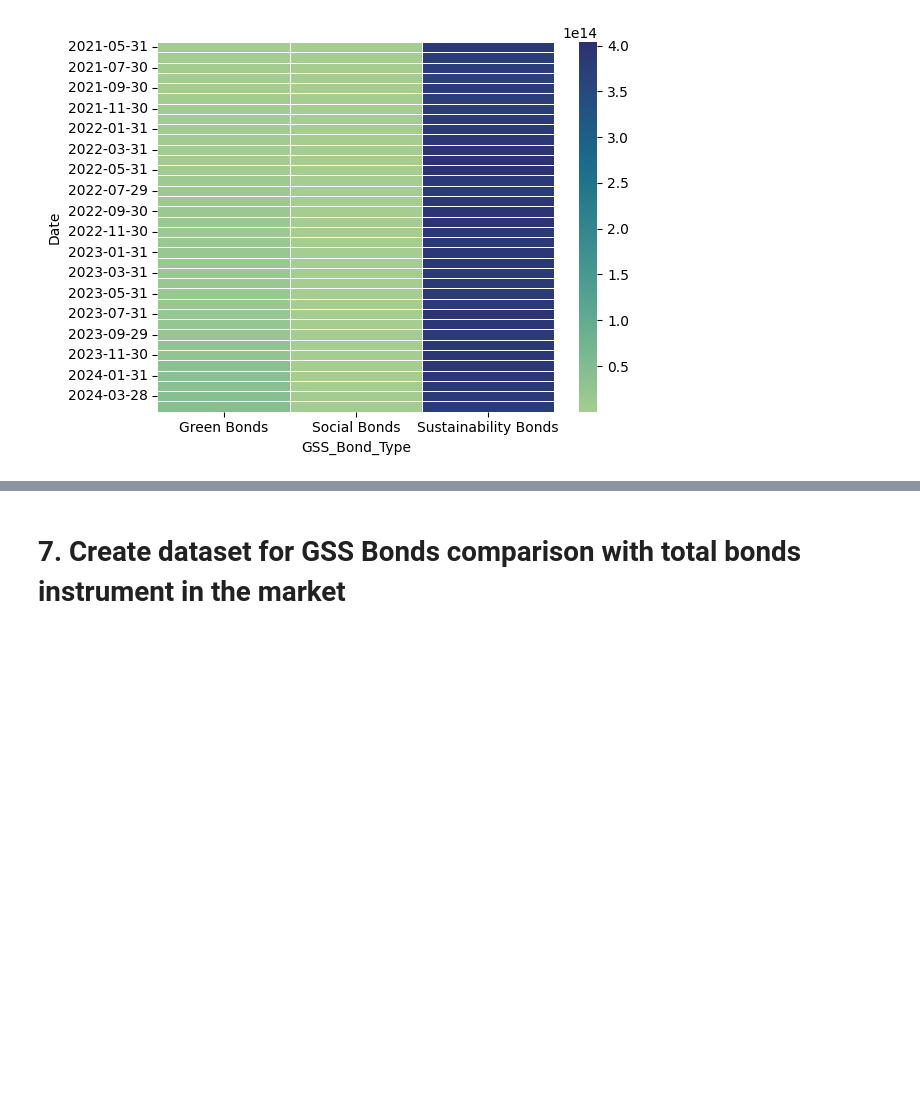
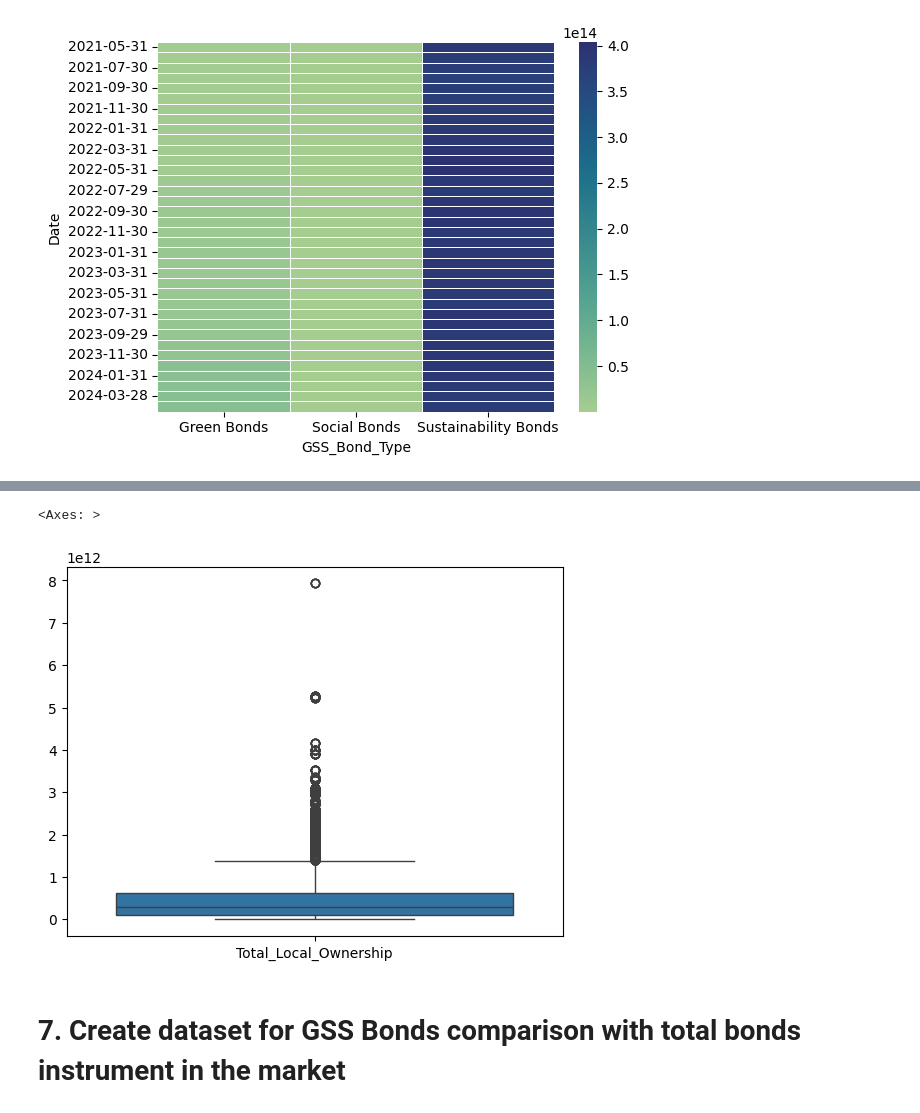
Before and after one commit to mihoku/data-preparation-indonesia-green-bonds, a Jupyter notebook: General-Data-Prep.ipynb, the cells around one changed output, grey strips where cells are left out. Drawn from its saved outputs; the diff is of its cells as text; code cells hidden in the pictures; blank space fills up the shorter version.

```diff
--- a/General-Data-Prep.ipynb
+++ b/General-Data-Prep.ipynb
@@ -713,5 +733,8 @@ sns.heatmap(gss_bond_data_pivot_2, cmap='crest',fmt='.0f',linewidth=.5)
 # %%
-sns.boxplot(data=gss_bond_data, x='')
+sns.boxplot(data=gss_bond_data[['Total_Local_Ownership']])
+# %% [output]
+<Axes: >
+[figure, added]
 # %% [markdown]
 # 7. Create dataset for GSS Bonds comparison with total bonds instrument in the market
 # %%
```
Also changed, not shown: parts of 6 cells of this notebook.
